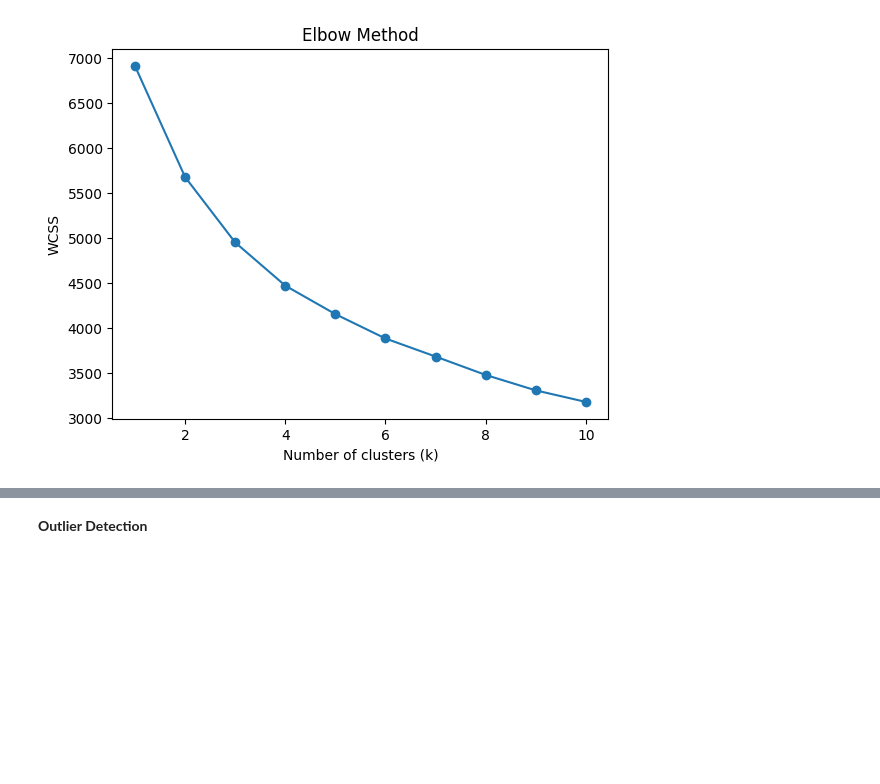
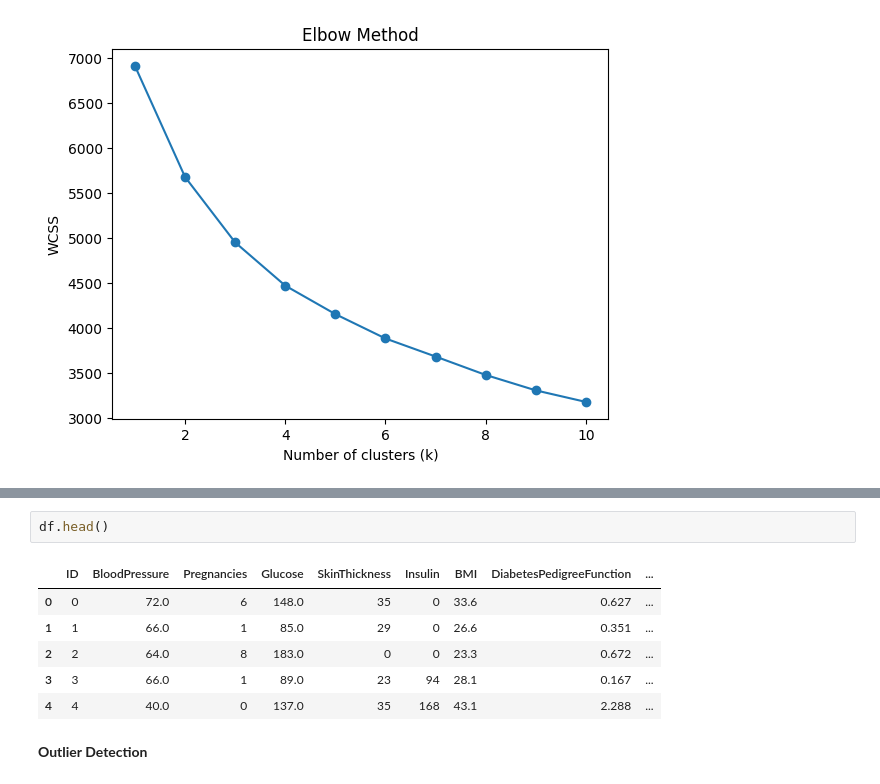
Before and after one commit to rhiats/pimaSpec, a Jupyter notebook: pima.ipynb, the cells around one changed output, grey strips where cells are left out. Drawn from its saved outputs; the diff is of its cells as text; blank space fills up the shorter version.

```diff
--- a/pima.ipynb
+++ b/pima.ipynb
@@ -358,3 +411,12 @@ plt.show()
+# %%
+df.head()
+# %% [output]
+|  | ID | BloodPressure | Pregnancies | Glucose | SkinThickness | Insulin | BMI | DiabetesPedigreeFunction | ... |
+| 0 | 0 | 72.0 | 6 | 148.0 | 35 | 0 | 33.6 | 0.627 | ... |
+| 1 | 1 | 66.0 | 1 | 85.0 | 29 | 0 | 26.6 | 0.351 | ... |
+| 2 | 2 | 64.0 | 8 | 183.0 | 0 | 0 | 23.3 | 0.672 | ... |
+| 3 | 3 | 66.0 | 1 | 89.0 | 23 | 94 | 28.1 | 0.167 | ... |
+| 4 | 4 | 40.0 | 0 | 137.0 | 35 | 168 | 43.1 | 2.288 | ... |
 # %% [markdown]
 **Outlier Detection**
 # %% [markdown]
```
Also changed, not shown: parts of 11 cells of this notebook.
